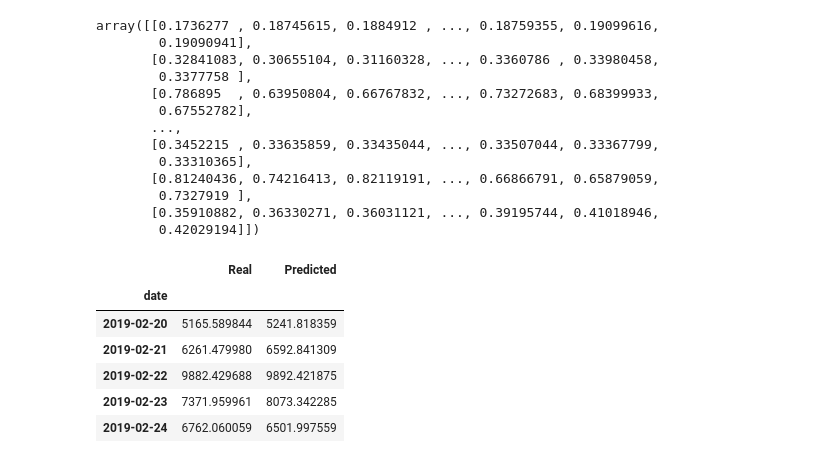
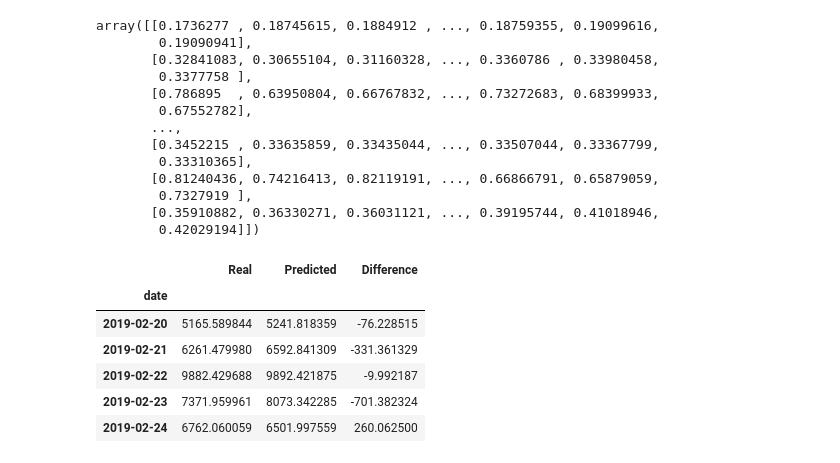
Before and after one commit to JQH84/BTC-RNN-PriceModeling, a Jupyter notebook: lstm_stock_predictor_closing.ipynb, the cells around one changed output. Saved outputs shown, nothing was run; the diff lists cells and outputs as text; code cells hidden in the pictures.

```diff
--- a/lstm_stock_predictor_closing.ipynb
+++ b/lstm_stock_predictor_closing.ipynb
@@ -286,18 +286,20 @@ predicted = model.predict(X_test)
 predicted_prices =  y_scaler.inverse_transform(predicted)
 real_prices =   y_scaler.inverse_transform(y_test)
 # %%
-# Create a DataFrame of Real and Predicted values
+# Create a DataFrame of Real and Predicted values and difference between them
 stocks = pd.DataFrame({
     "Real": real_prices.ravel(),
-    "Predicted": predicted_prices.ravel()
+    "Predicted": predicted_prices.ravel(),
+    "Difference": real_prices.ravel() - predicted_prices.ravel()
 }, index = df.index[-len(real_prices): ])
+
 stocks.head()
 # %% [output]
-|  | Real | Predicted |
-| date |  |  |
-| 2019-02-20 | 5165.589844 | 5241.818359 |
-| 2019-02-21 | 6261.479980 | 6592.841309 |
-| 2019-02-22 | 9882.429688 | 9892.421875 |
-| 2019-02-23 | 7371.959961 | 8073.342285 |
-| 2019-02-24 | 6762.060059 | 6501.997559 |
+|  | Real | Predicted | Difference |
+| date |  |  |  |
+| 2019-02-20 | 5165.589844 | 5241.818359 | -76.228515 |
+| 2019-02-21 | 6261.479980 | 6592.841309 | -331.361329 |
+| 2019-02-22 | 9882.429688 | 9892.421875 | -9.992187 |
+| 2019-02-23 | 7371.959961 | 8073.342285 | -701.382324 |
+| 2019-02-24 | 6762.060059 | 6501.997559 | 260.062500 |
 # %%
```
Also changed, not shown: parts of 1 cell of this notebook, 1 other file.
